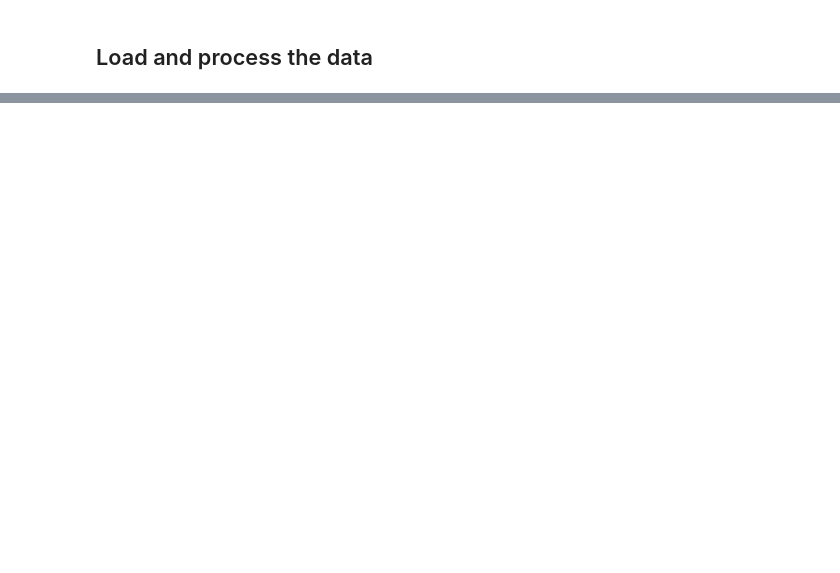
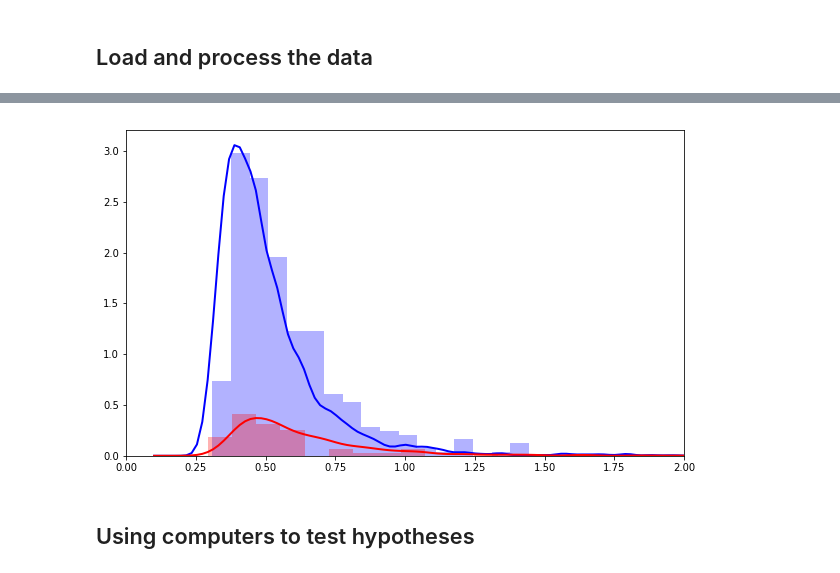
Before and after one commit to compmem/QuantCog, a Jupyter notebook: notebooks/08_Decisions.ipynb, the cells around one changed output, grey strips where cells are left out. Saved outputs shown, nothing was run; the diff lists cells and outputs as text; code cells hidden in the pictures; blank space fills up the shorter version.

```diff
--- a/notebooks/08_Decisions.ipynb
+++ b/notebooks/08_Decisions.ipynb
@@ -92,0 +154,49 @@ Overall std: 0.3798122203107784
+# %%
+# set up the sim
+nsims = 5000
+cond='Accuracy'
+ndat = (dat['cond']==cond).sum()
+
+# normed histogram
+def dhist(dat, nsims, alpha=.3, color='b'):
+    p,b = np.histogram(dat,bins='auto',density=True)
+    w = b[1]-b[0]
+    p *= float(len(dat))/nsims
+    return plt.bar(b[1:]-w,p,width=w,alpha=.3,color=color)
+
+# normed pdf
+xvals = np.linspace(0.1,2.0,100)
+def dplot(dat, nsims, color='b', lw=2.):
+    p,xx = kdensity(dat, extrema=(xvals.min(),xvals.max()), xx=xvals)
+    p *= float(len(dat))/nsims
+    plt.plot(xx, p, color=color, lw=2.)
+
+# put it all together
+def run_lba(d1=1.0, d2=2.0, A=.1, b=1.0, t0=0.0):
+    # run the LBA model
+    res = lba_sim(I=(d1, d2), A=A, S=1.0, b=b, num_sims=nsims, max_time=2.0, t0=t0)
+
+    # plot the hist of the data, followed by the model PDF line
+    dhist(np.array(dat[(dat['cond']==cond)&(dat['correct']==1)]['rt']), ndat, color='b')
+    dplot(res[1], nsims, color='b')
+    dhist(np.array(dat[(dat['cond']==cond)&(dat['correct']==0)]['rt']), ndat, color='r')
+    dplot(res[0], nsims, color='r')
+    #ylim(0,5.0)
+    plt.xlim(0,2.0)
+# %%
+# set up new figure
+plt.figure(figsize=(10,6))
+
+# try different params!
+d1 = 1.0   # drift for incorrect between 0 and 5
+d2 = 2.5   # drift for correct between 0 and 5
+A = 0.1    # starting point range between 0 and 1
+b = 1.0    # thresh between 0 and 5
+t0 = 0.10   # non-decision time between 0 and 1
+
+# call the function
+run_lba(d1=d1, d2=d2, A=A, b=b, t0=t0)
+# %% [output]
+[figure, added]
+# %% [markdown]
+## Using computers to test hypotheses
```
Also changed, not shown: parts of 26 cells of this notebook.
